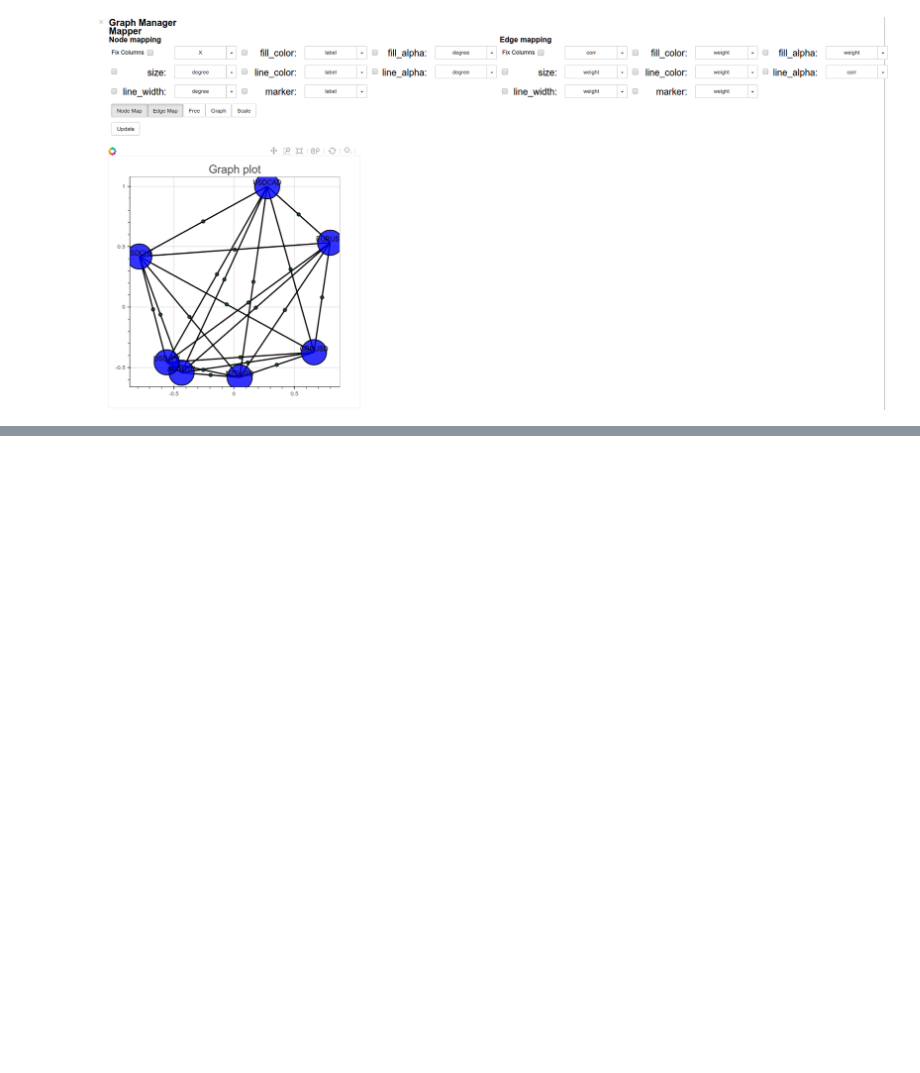
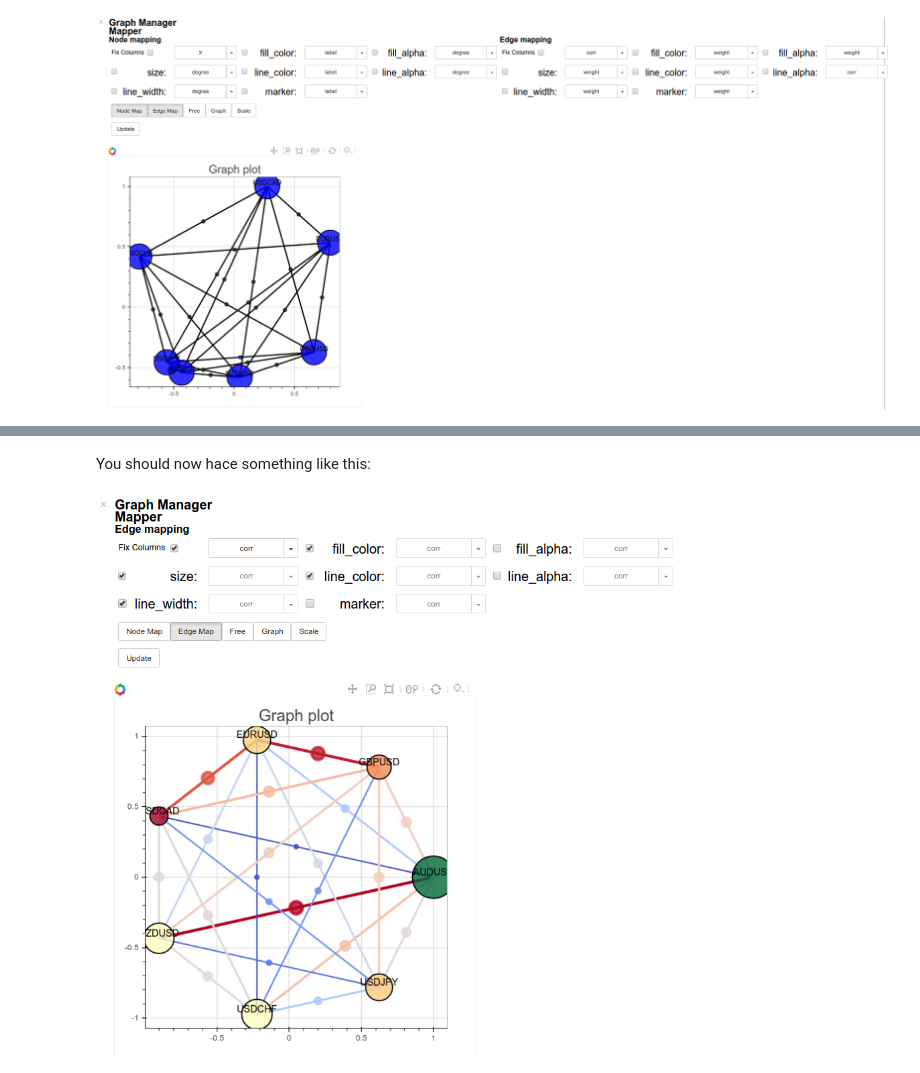
Before and after one commit to HCsoft-RD/shaolin, a Jupyter notebook: examples/GraphPlot.ipynb, the cells around one changed output, grey strips where cells are left out. Saved outputs shown, nothing was run; the diff lists cells and outputs as text; code cells hidden in the pictures; blank space fills up the shorter version.

```diff
--- a/examples/GraphPlot.ipynb
+++ b/examples/GraphPlot.ipynb
@@ -58,0 +138,7 @@ Image(filename='gplot_data/widget.png')
+# %% [markdown]
+You should now hace something like this:
+# %%
+Image(filename='gplot_data/edge_display.png')
+#gp.widget
+# %% [output]
+[figure, added]
```
Also changed, not shown: parts of 46 cells of this notebook, 11 other files.
